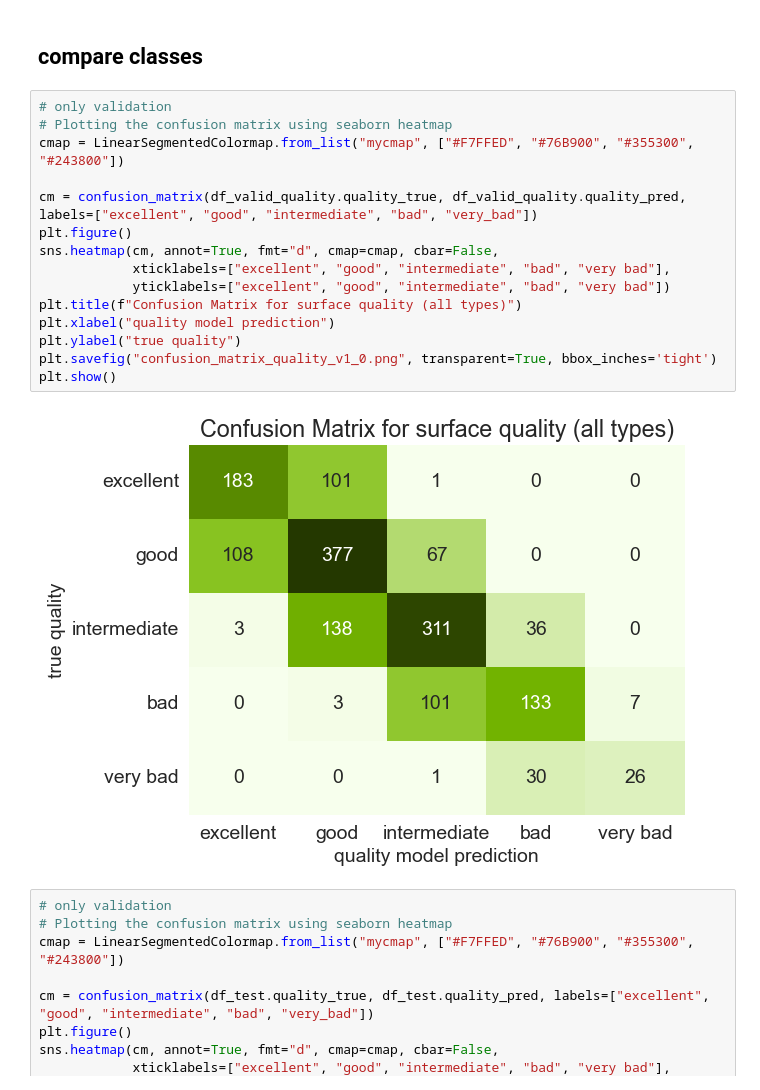
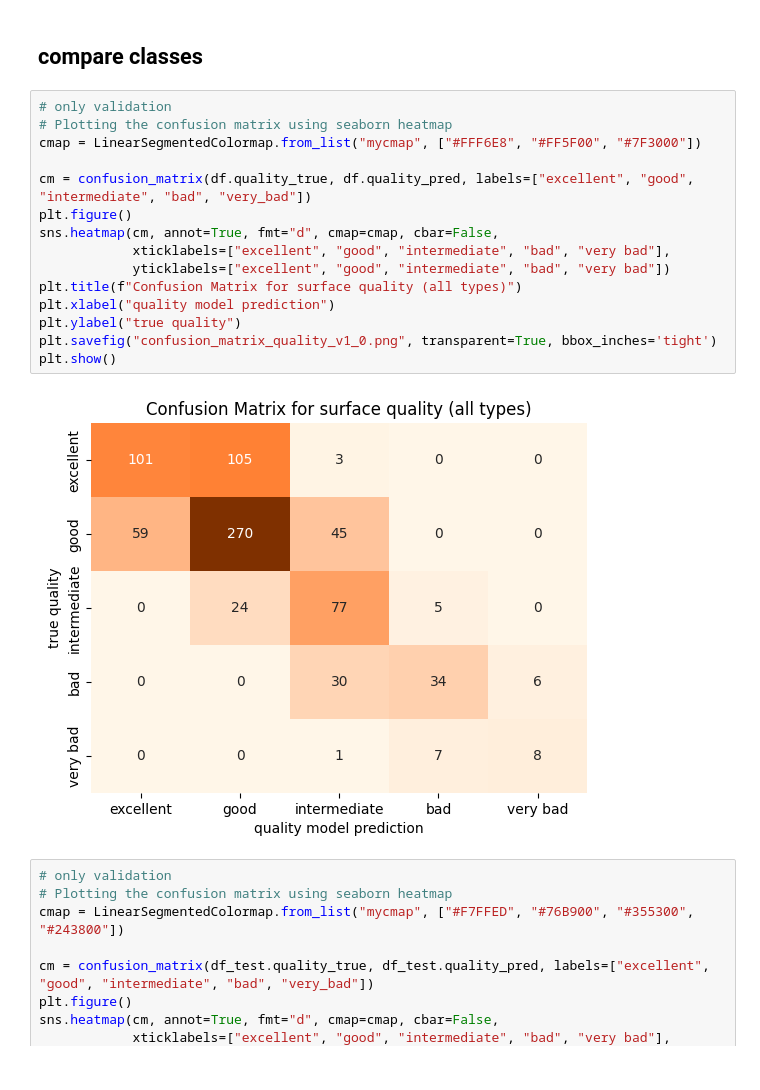
Before and after one commit to SurfaceAI/classification_models, a Jupyter notebook: evaluations/analyze_prediction_V1_0_test_seed.ipynb, the cells around one changed output. Saved outputs shown, nothing was run; the diff lists cells and outputs as text.

Commit message:
test data confusion matrices

```diff
--- a/evaluations/analyze_prediction_V1_0_test_seed.ipynb
+++ b/evaluations/analyze_prediction_V1_0_test_seed.ipynb
@@ -893,20 +908,20 @@ plt.show()
 # %%
 # only validation
 # Plotting the confusion matrix using seaborn heatmap
-cmap = LinearSegmentedColormap.from_list("mycmap", ["#F7FFED", "#76B900", "#355300", "#243800"])
+cmap = LinearSegmentedColormap.from_list("mycmap", ["#FFF6E8", "#FF5F00", "#7F3000"])
 
-cm = confusion_matrix(df_valid_quality.quality_true, df_valid_quality.quality_pred, labels=["excellent", "good", "intermediate", "bad", "very_bad"])
+cm = confusion_matrix(df.quality_true, df.quality_pred, labels=["excellent", "good", "intermediate", "bad", "very_bad"])
 plt.figure()
 sns.heatmap(cm, annot=True, fmt="d", cmap=cmap, cbar=False,
             xticklabels=["excellent", "good", "intermediate", "bad", "very bad"],
             yticklabels=["excellent", "good", "intermediate", "bad", "very bad"])
 plt.title(f"Confusion Matrix for surface quality (all types)")
 plt.xlabel("quality model prediction")
 plt.ylabel("true quality")
 plt.savefig("confusion_matrix_quality_v1_0.png", transparent=True, bbox_inches='tight')
 plt.show()
 # %% [output]
-[figure, old version]
+[figure, new version]
 # %%
 # only validation
 # Plotting the confusion matrix using seaborn heatmap
```
Also changed, not shown: parts of 5 cells of this notebook.
